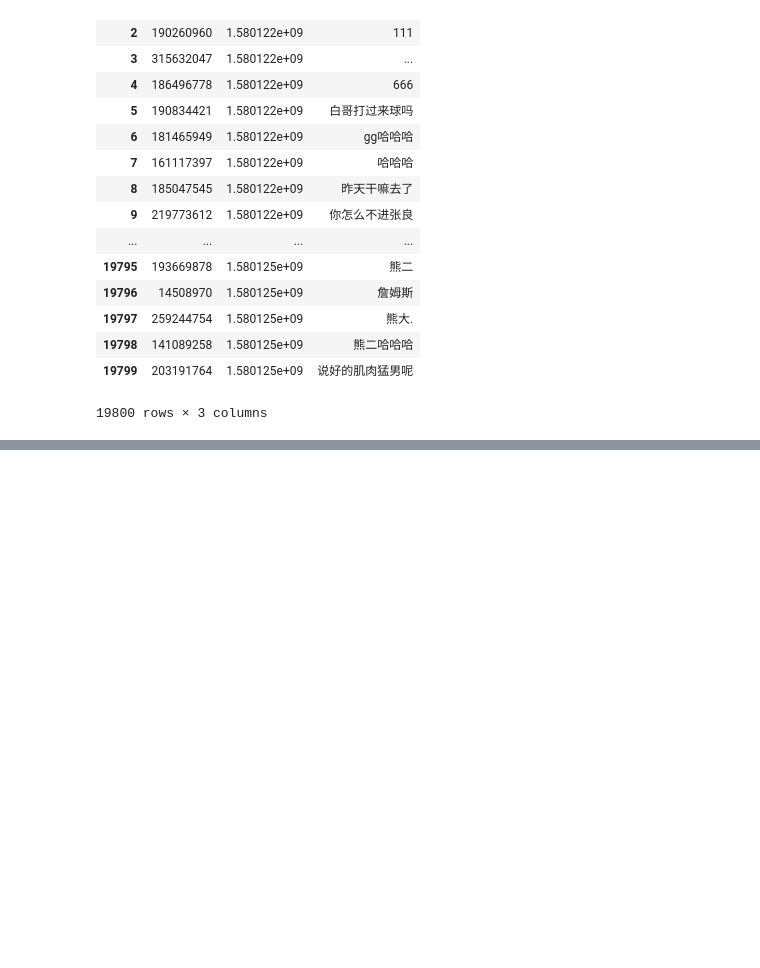
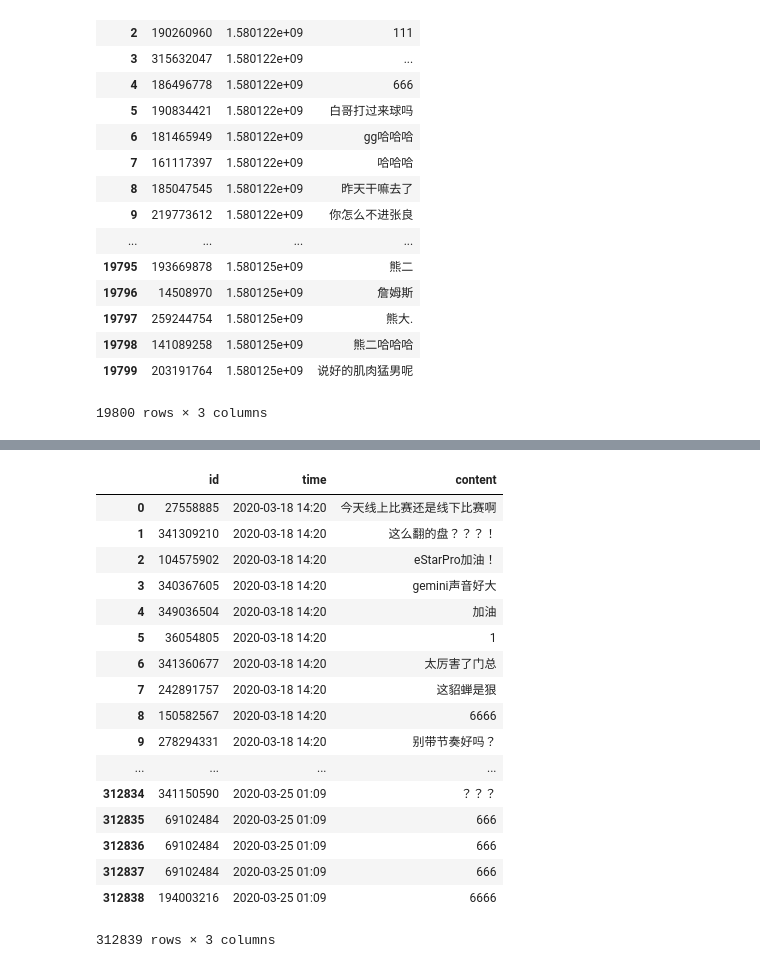
Before and after one commit to zhou-xingxing/graduate_work, a Jupyter notebook: notebook/data_preprocess.ipynb, the cells around one changed output, grey strips where cells are left out. Saved outputs shown, nothing was run; the diff lists cells and outputs as text; code cells hidden in the pictures; blank space fills up the shorter version.

```diff
--- a/notebook/data_preprocess.ipynb
+++ b/notebook/data_preprocess.ipynb
@@ -201,0 +277,25 @@ display(new_df)
+# %%
+import pandas as pd
+data2=pd.read_csv(r"../data/room1863767danmu(2).csv",header=None)
+data2.columns=['id','time','content']
+data2['time']=pd.to_datetime(data2.time.values,unit="s",utc=True).tz_convert('Asia/Shanghai').strftime("%Y-%m-%d %H:%M")
+display(data2)
+# %% [output]
+|  | id | time | content |
+| 0 | 27558885 | 2020-03-18 14:20 | 今天线上比赛还是线下比赛啊 |
+| 1 | 341309210 | 2020-03-18 14:20 | 这么翻的盘？？？！ |
+| 2 | 104575902 | 2020-03-18 14:20 | eStarPro加油！ |
+| 3 | 340367605 | 2020-03-18 14:20 | gemini声音好大 |
+| 4 | 349036504 | 2020-03-18 14:20 | 加油 |
+| 5 | 36054805 | 2020-03-18 14:20 | 1 |
+| 6 | 341360677 | 2020-03-18 14:20 | 太厉害了门总 |
+| 7 | 242891757 | 2020-03-18 14:20 | 这貂蝉是狠 |
+| 8 | 150582567 | 2020-03-18 14:20 | 6666 |
+| 9 | 278294331 | 2020-03-18 14:20 | 别带节奏好吗？ |
+| ... | ... | ... | ... |
+| 312834 | 341150590 | 2020-03-25 01:09 | ？？？ |
+| 312835 | 69102484 | 2020-03-25 01:09 | 666 |
+| 312836 | 69102484 | 2020-03-25 01:09 | 666 |
+| 312837 | 69102484 | 2020-03-25 01:09 | 666 |
+| 312838 | 194003216 | 2020-03-25 01:09 | 6666 |
+312839 rows × 3 columns
```
Also changed, not shown: parts of 8 cells of this notebook, 9 other files.
